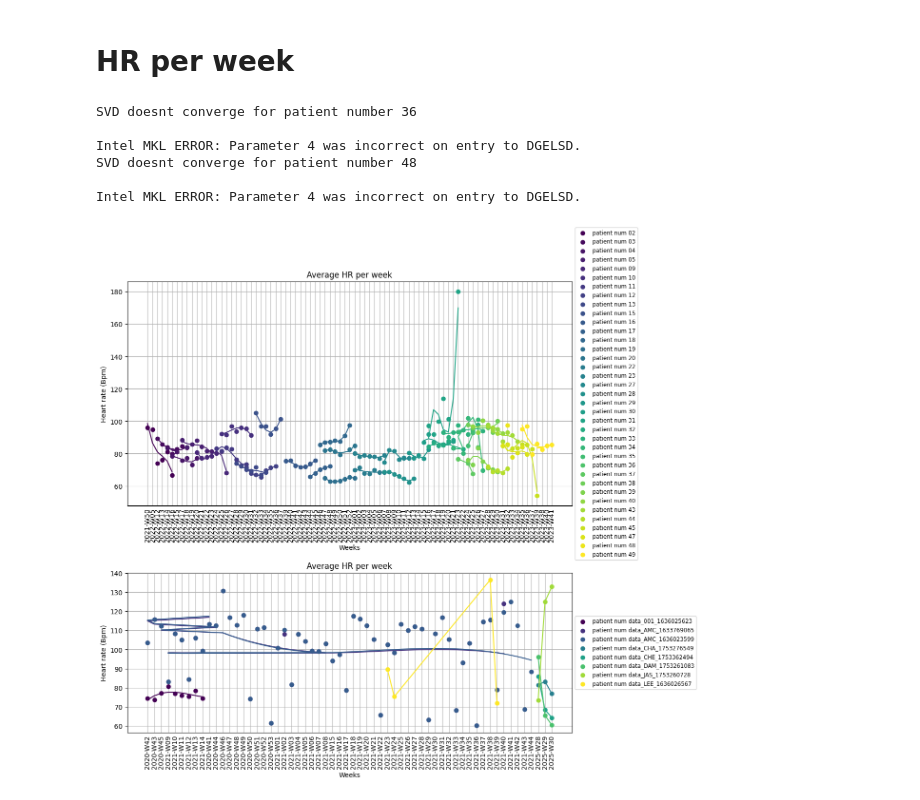
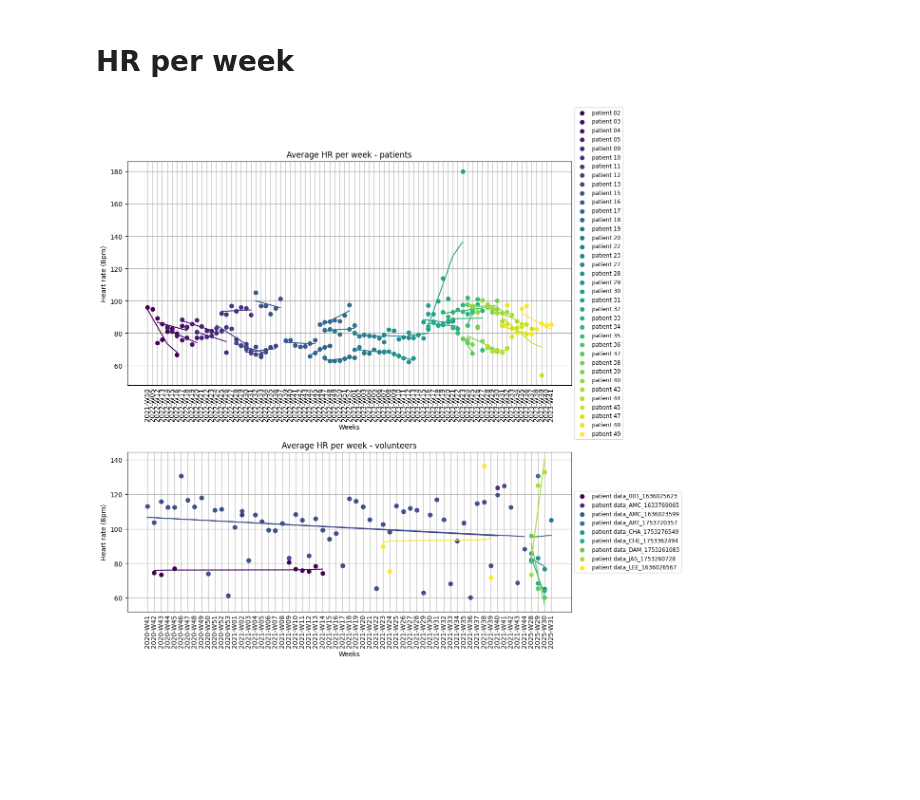
Before and after one commit to damianfrench/internship, a Jupyter notebook: Testing_metric_Calculations.ipynb, the cells around one changed output. Drawn from its saved outputs; the diff is of its cells as text; code cells hidden in the pictures; blank space fills up the shorter version.

```diff
--- a/Testing_metric_Calculations.ipynb
+++ b/Testing_metric_Calculations.ipynb
@@ -121,43 +121,49 @@ plt.scatter(np.ones_like(df['overall_HR_avg']) + jitter/10, df['overall_HR_avg']
 # %%
 import sqlite3
 import pandas as pd
 import matplotlib.pyplot as plt
 import numpy as np
+from scipy.optimize import curve_fit
 db_name='patient_metrics.db'
 con=sqlite3.connect(db_name)
+
+def func(x,m,c):
+    return m*x+c
+
 def weeks(con,ax,datatype=''):
     cur=con.cursor()
     Patients=np.concatenate(np.array(cur.execute("SELECT Patient_ID FROM Patients").fetchall()))
+    Weeks=np.unique(np.concatenate(np.array(cur.execute("SELECT Week FROM Weeks").fetchall())))
+    week_index={week: i for i, week in enumerate(Weeks)}
     viridis=plt.colormaps['viridis']
     new_colors=viridis(np.linspace(0,1,len(Patients)))
+
     for i,p in enumerate(Patients):
         weeks_hr=cur.execute("SELECT Weeks_HR.* FROM Patients INNER JOIN Weeks_HR ON Patients.Patient_ID=Weeks_HR.Patient_ID WHERE Patients.Patient_ID=?",(p,)).fetchall()
         c=[description[0] for description in cur.description]
         df=pd.DataFrame(weeks_hr,columns=c)
-        ax.scatter(x=df[c[1]],y=df[c[-1]],color=new_colors[i],label=f'patient num {p}',zorder=2)
+        df['week_index']=df[c[1]].map(week_index)
+        ax.scatter(x=df['week_index'],y=df[c[-1]],color=new_colors[i],label=f'patient {p}',zorder=2)
         try:
-            params=np.polyfit(np.arange(len(df[c[1]])),df[c[-1]],deg=3)
-            x=np.arange(len(df[c[1]]))
-            ax.plot(df[c[1]],params[0]*x**3+params[1]*x**2+params[2]*x+params[3],color=new_colors[i])
+            popt,pcovr=curve_fit(func,xdata=np.arange(len(df[c[1]])),ydata=df[c[-1]])
+            x=np.arange(len(df['week_index']))
+            ax.plot(df['week_index'],popt[0]*x+popt[1],color=new_colors[i])
         except:
-            print(f'SVD doesnt converge for patient number {p}')
-        ax.tick_params(axis='x',labelrotation=90,length=0.1)
+            pass
+    ax.set_xticks(list(week_index.values()))
+    ax.set_xticklabels(list(week_index.keys()), rotation=90)
+    ax.tick_params(axis='x',length=0.1, width=0.1)
     ax.legend(loc='center left', bbox_to_anchor=(1, 0.5), fontsize='small')
     ax.set_xlabel('Weeks')
     ax.set_ylabel('Heart rate (Bpm)')
-    ax.set_title('Average HR per week')
+    ax.set_title(f'Average HR per week - {datatype}')
     ax.grid()
+
 fig,ax=plt.subplots(2,1,figsize=(12,12),gridspec_kw={'height_ratios': [7,5]})
 fig.tight_layout(pad=8.0)
-weeks(con,ax[0])
+weeks(con,ax[0],'patients')
 db_name='volunteer_metrics.db'
 con=sqlite3.connect(db_name)
-weeks(con,ax[1],)
+weeks(con,ax[1],'volunteers')
 # %% [output]
-SVD doesnt converge for patient number 36
-
-Intel MKL ERROR: Parameter 4 was incorrect on entry to DGELSD.
-SVD doesnt converge for patient number 48
-
-Intel MKL ERROR: Parameter 4 was incorrect on entry to DGELSD.
-[figure, old version]
+[figure, new version]
```
Also changed, not shown: parts of 7 cells of this notebook, 1 other file.
